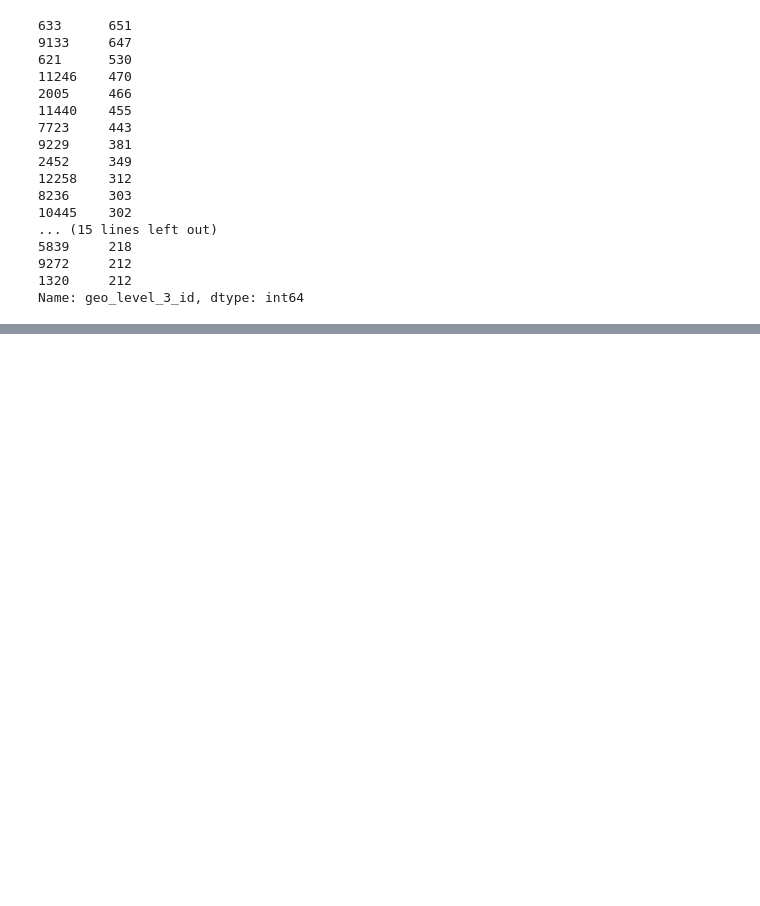
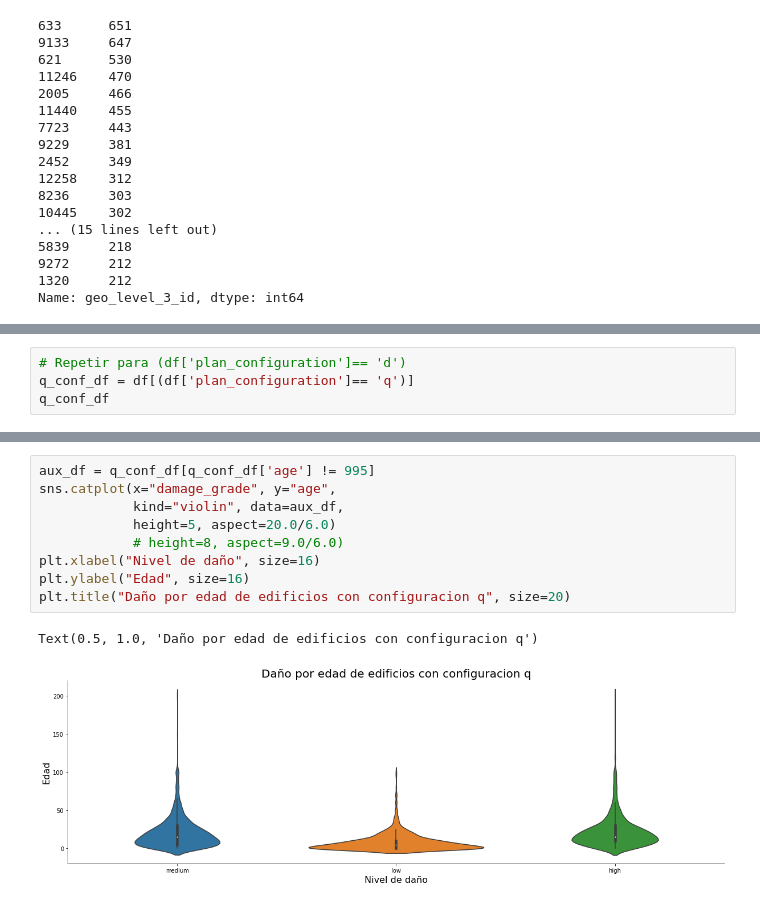
Before and after one commit to WagnerMarcos/tp1_orga_datos, a Jupyter notebook: tp1_marcos.ipynb, the cells around one changed output, grey strips where cells are left out. Saved outputs shown, nothing was run; the diff lists cells and outputs as text; blank space fills up the shorter version.

```diff
--- a/tp1_marcos.ipynb
+++ b/tp1_marcos.ipynb
@@ -207,0 +306,4 @@ sns.catplot(y="geo_level_3_id", hue="damage_grade", kind="count",
+# %%
+# Repetir para (df['plan_configuration']== 'd')
+q_conf_df = df[(df['plan_configuration']== 'q')]
+q_conf_df
@@ -207,0 +341,12 @@ sns.catplot(y="geo_level_3_id", hue="damage_grade", kind="count",
+# %%
+aux_df = q_conf_df[q_conf_df['age'] != 995]
+sns.catplot(x="damage_grade", y="age",
+            kind="violin", data=aux_df,
+            height=5, aspect=20.0/6.0)
+            # height=8, aspect=9.0/6.0)
+plt.xlabel("Nivel de daño", size=16)
+plt.ylabel("Edad", size=16)
+plt.title("Daño por edad de edificios con configuracion q", size=20)
+# %% [output]
+Text(0.5, 1.0, 'Daño por edad de edificios con configuracion q')
+[figure, added]
```
Also changed, not shown: parts of 54 cells of this notebook.
